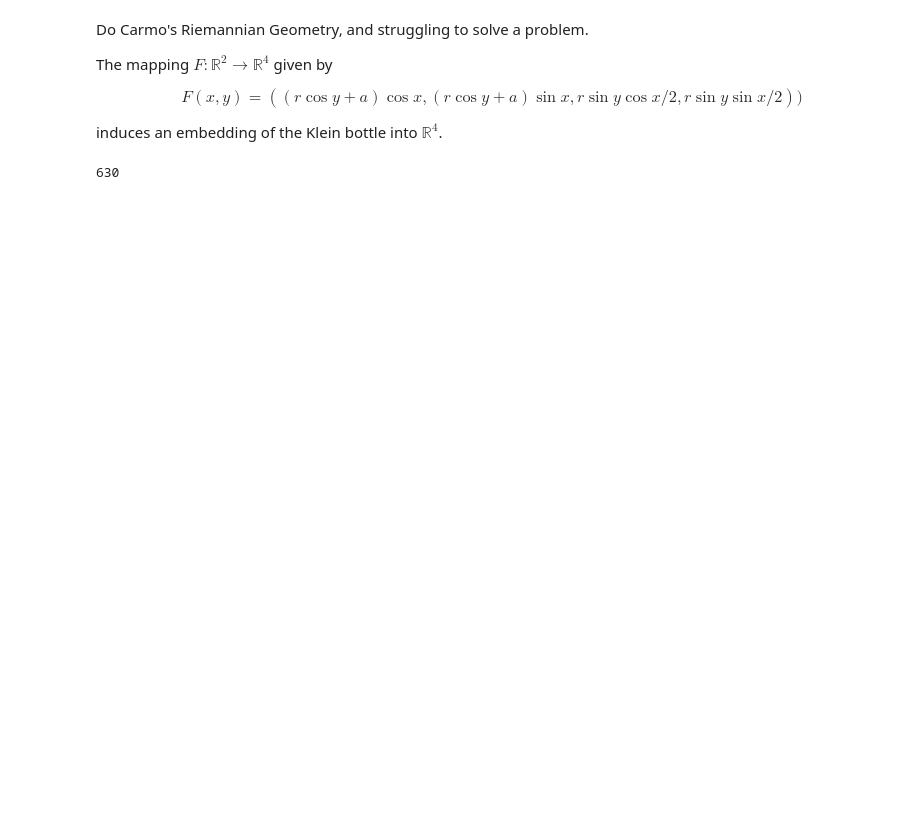
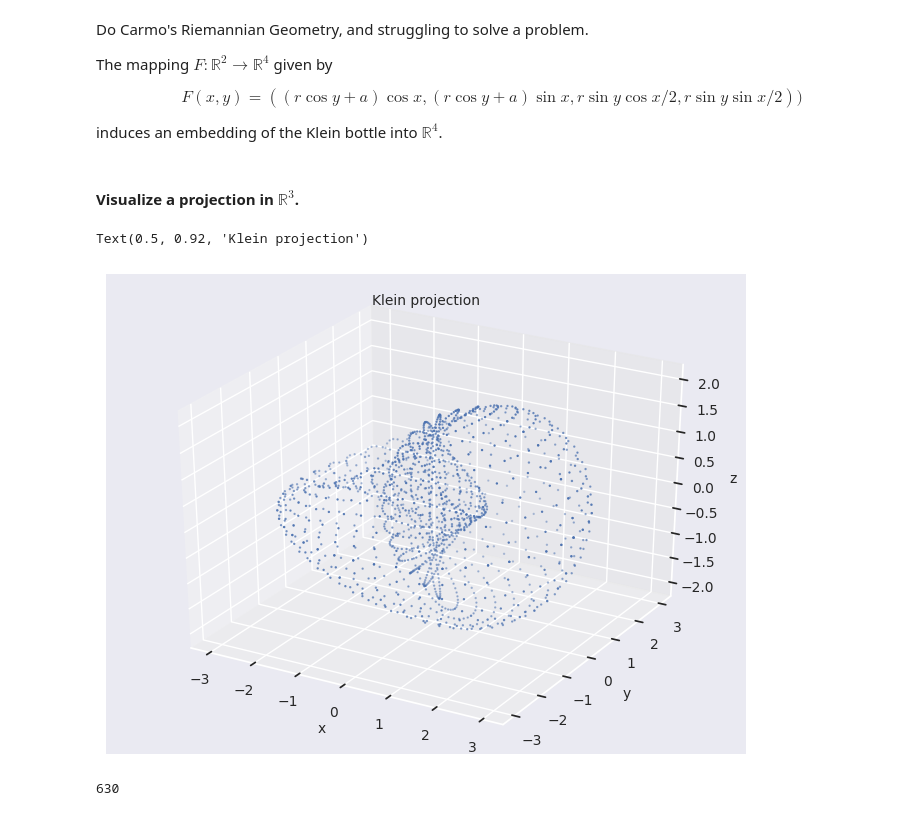
Before and after one commit to ximenafernandez/Persistent_Homology, a Jupyter notebook: Examples/Coefficients.ipynb, the cells around one changed output. Cells and saved outputs as stored; diff of their text form; code cells hidden in the pictures; blank space fills up the shorter version.

```diff
--- a/Examples/Coefficients.ipynb
+++ b/Examples/Coefficients.ipynb
@@ -49,0 +51,9 @@ Text(0.5, 0.92, 'Torus')
+# %%
+n = 18
+m = 35
+theta = np.linspace(0, 2.*np.pi, n)
+phi = np.linspace(0, 2.*np.pi, m)
+theta, phi = np.meshgrid(theta, phi)
+x, y, z = torus(theta, phi, 2, 1)
+torus = np.column_stack((np.concatenate(x), np.concatenate(y), np.concatenate(z)))
+len(torus)
@@ -91,3 +110,27 @@ induces an embedding of the Klein bottle into $\mathbb{R}^4$.
+# %%
+n = 35
+m = 45
+# %%
+theta = np.linspace(0, 2.*np.pi, n)
+phi = np.linspace(0, 2.*np.pi, m)
+theta, phi = np.meshgrid(theta, phi)
+# %%
+x, y, z, w = klein(theta, phi, 2, 1)
+# %% [markdown]
+#### Visualize a projection in $\mathbb R^3$.
+# %%
+fig = plt.figure()
+ax = Axes3D(fig)
+
+ax.scatter(x,y,z, s=0.5)
+ax.set_xlabel('x', fontsize=10)
+ax.set_ylabel('y', fontsize=10)
+ax.set_zlabel('z', fontsize=10)
+plt.tick_params(labelsize=10)
+ax.set_title('Klein projection', fontsize=10)
+# %% [output]
+Text(0.5, 0.92, 'Klein projection')
+[figure, added]
 # %%
 n = 18
 m = 35
```
Also changed, not shown: parts of 13 cells of this notebook.
